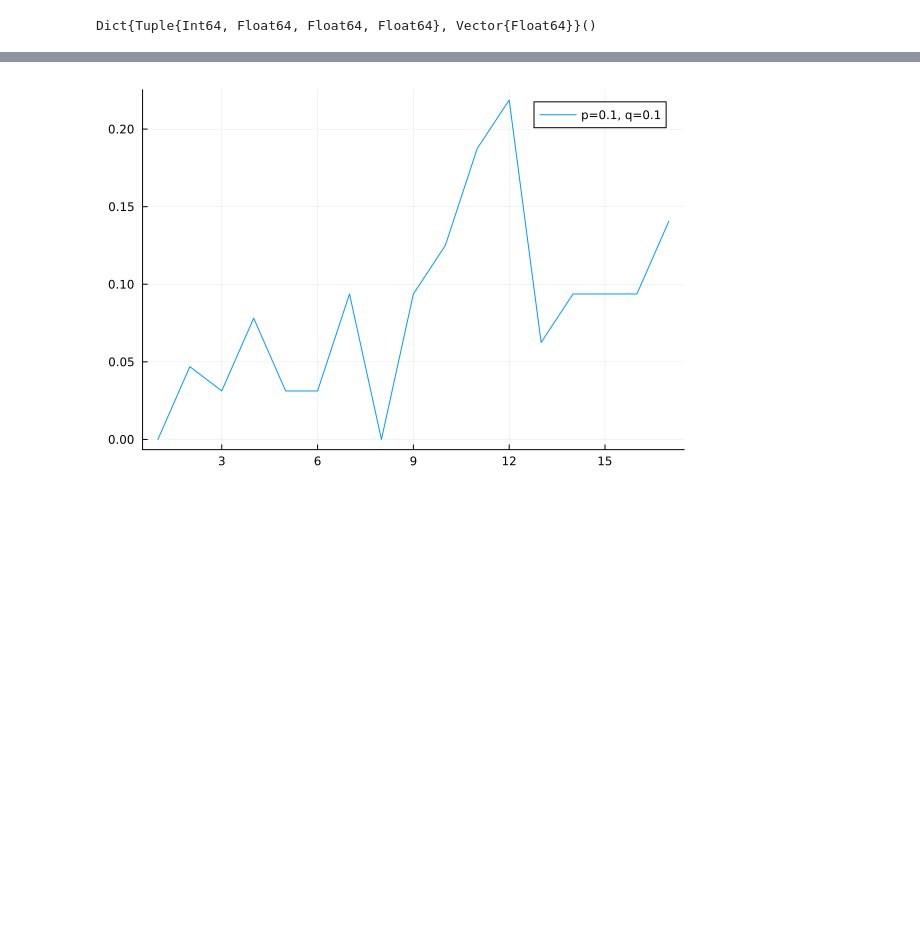
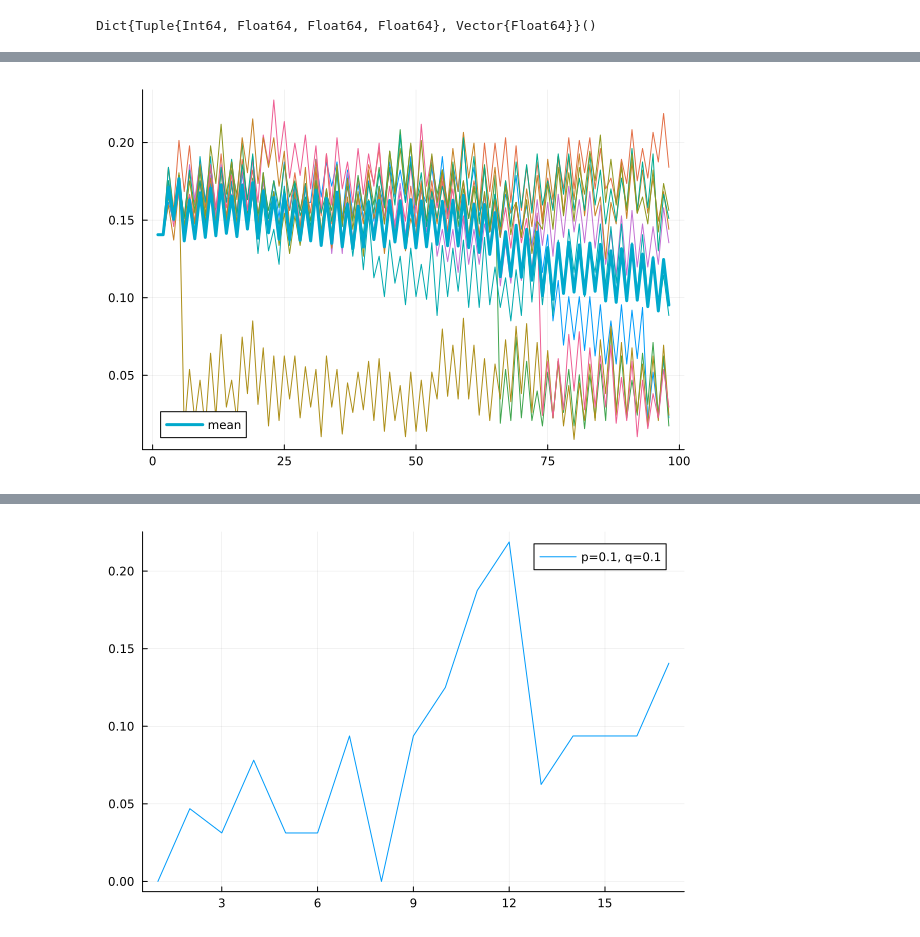
Before and after one commit to jahauser/single_shot, a Jupyter notebook: notebooks/26_02_24.ipynb, the cells around one changed output, grey strips where cells are left out. Saved outputs shown, nothing was run; the diff lists cells and outputs as text; code cells hidden in the pictures; blank space fills up the shorter version.

```diff
--- a/notebooks/26_02_24.ipynb
+++ b/notebooks/26_02_24.ipynb
@@ -192,0 +609,27 @@ end
+# %%
+L = 24
+ℓ = 8
+q = 0.1
+p = 0.04
+
+ρ = zeros(Bool, L, L)
+ρ[L÷2-ℓ÷2:L÷2+ℓ÷2,L÷2-ℓ÷2:L÷2+ℓ÷2] .= true
+
+samples = 10
+T = 2L
+
+meanM1s = zeros(Float64, 2T+2)
+
+plt = plot()
+for _ in 1:samples
+    M1s = adv_MWPM_sample_hotstart(ρ, L, T, p, q, q)
+    M1s[1] = magnetization(ρ)
+    M1s[2] = magnetization(ρ)
+    meanM1s .+= M1s
+    plot!(plt, M1s, label="")
+end
+meanM1s ./= samples
+plot!(plt, meanM1s, linewidth=3, label="mean")
+plt
+# %% [output]
+[figure, added]
```
Also changed, not shown: parts of 56 cells of this notebook, 11 other files.
